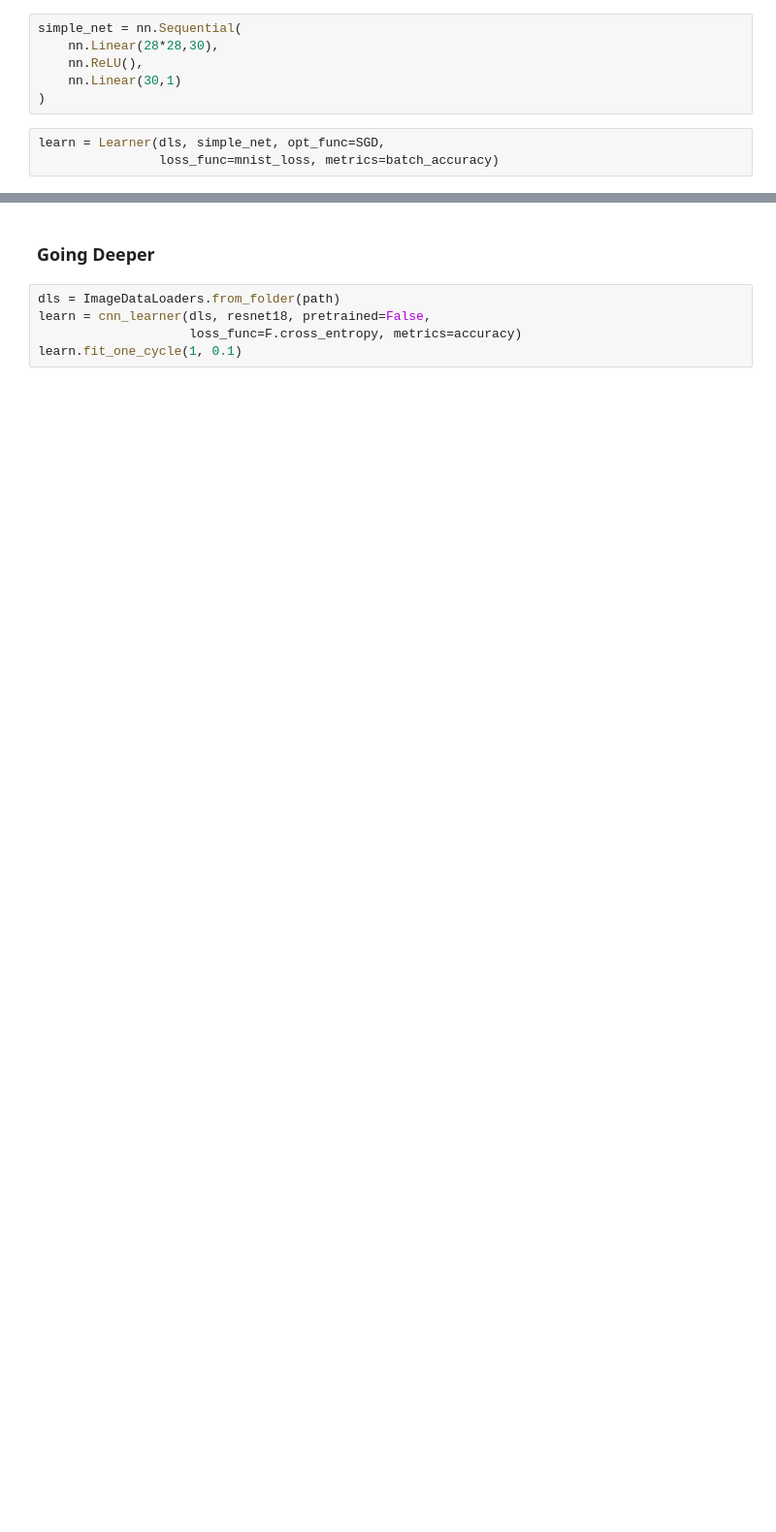
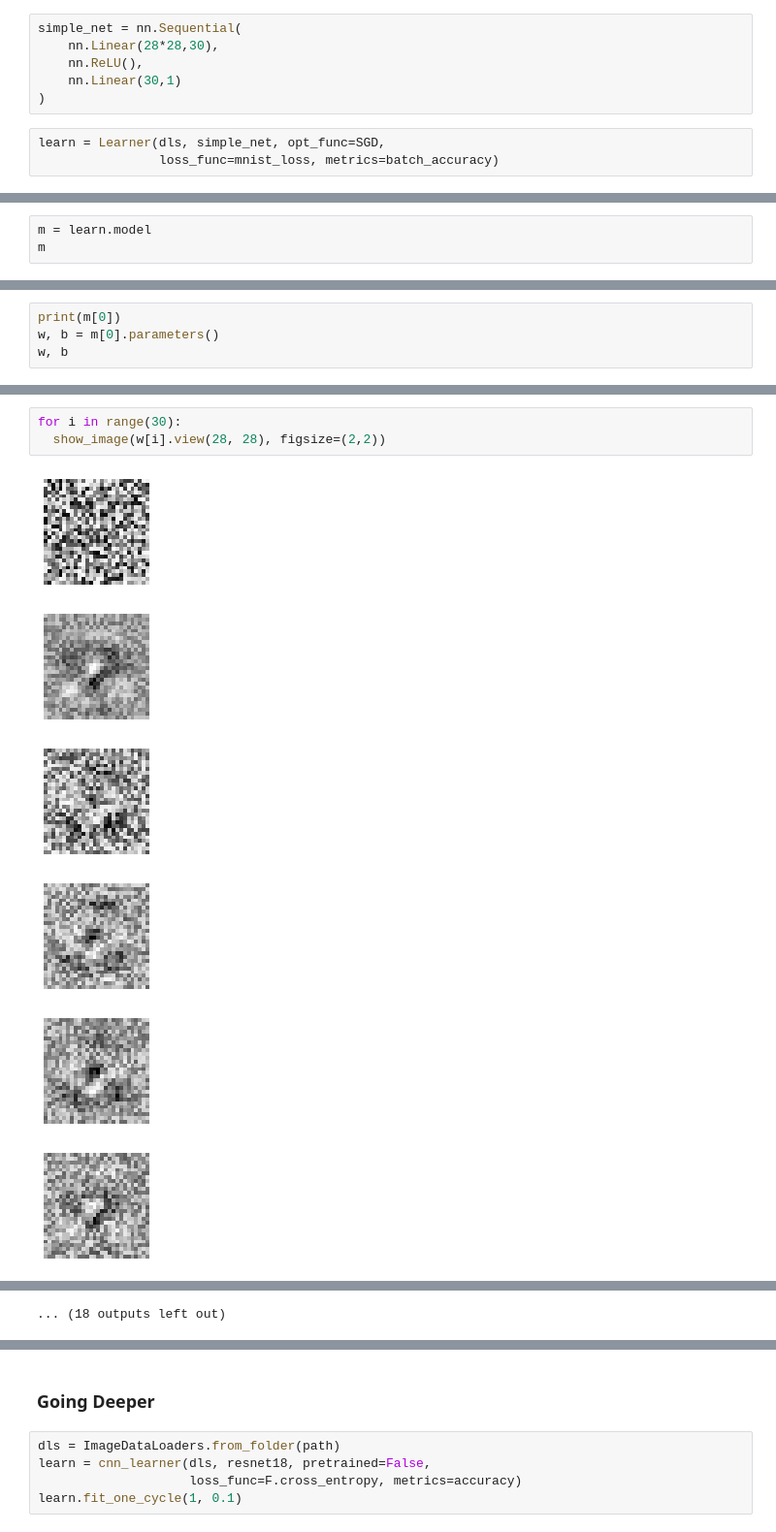
Before and after one commit to aayush9753/fastbook, a Jupyter notebook: clean/04_mnist_basics_copy.ipynb, the cells around one changed output, grey strips where cells are left out. Shown at 97% size. Cells and saved outputs as stored; diff of their text form; blank space fills up the shorter version.

```diff
--- a/clean/04_mnist_basics_copy.ipynb
+++ b/clean/04_mnist_basics_copy.ipynb
@@ -652,0 +837,3 @@ learn.recorder.values[-1][2]
+# %%
+m = learn.model
+m
@@ -652,0 +846,4 @@ learn.recorder.values[-1][2]
+# %%
+print(m[0])
+w, b = m[0].parameters()
+w, b
@@ -652,0 +867,10 @@ learn.recorder.values[-1][2]
+# %%
+for i in range(30):
+  show_image(w[i].view(28, 28), figsize=(2,2))
+# %% [output]
+[figure, added]
+[figure, added]
+[figure, added]
+[figure, added]
+[figure, added]
+[figure, added]
@@ -652,0 +883 @@ learn.recorder.values[-1][2]
+... (18 outputs left out)
```
Also changed, not shown: parts of 68 cells of this notebook.
